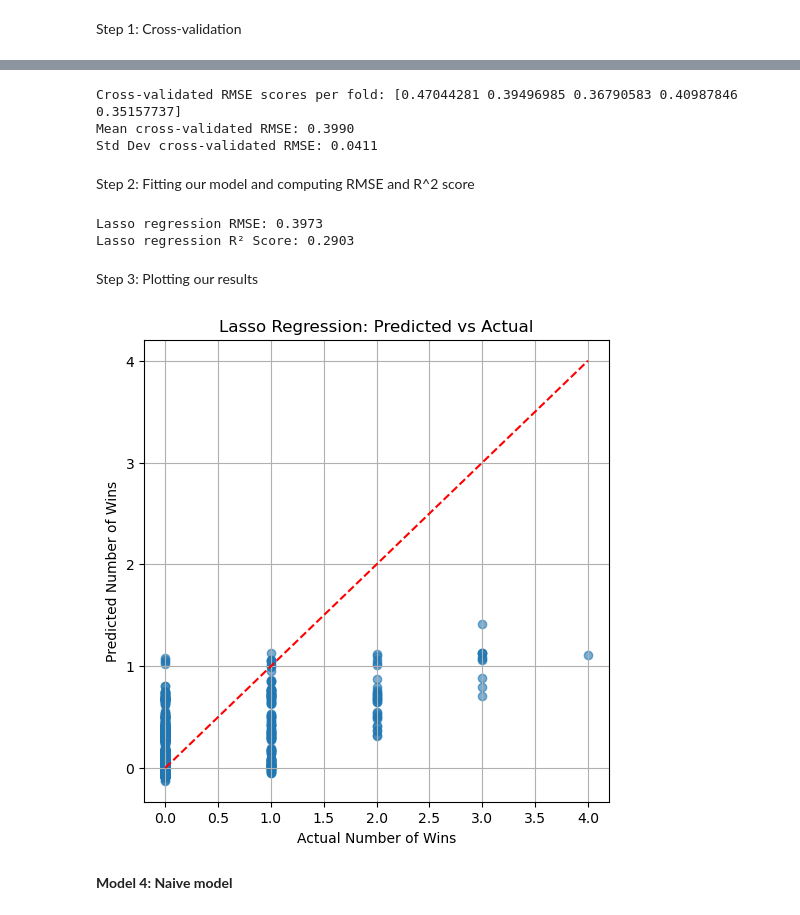
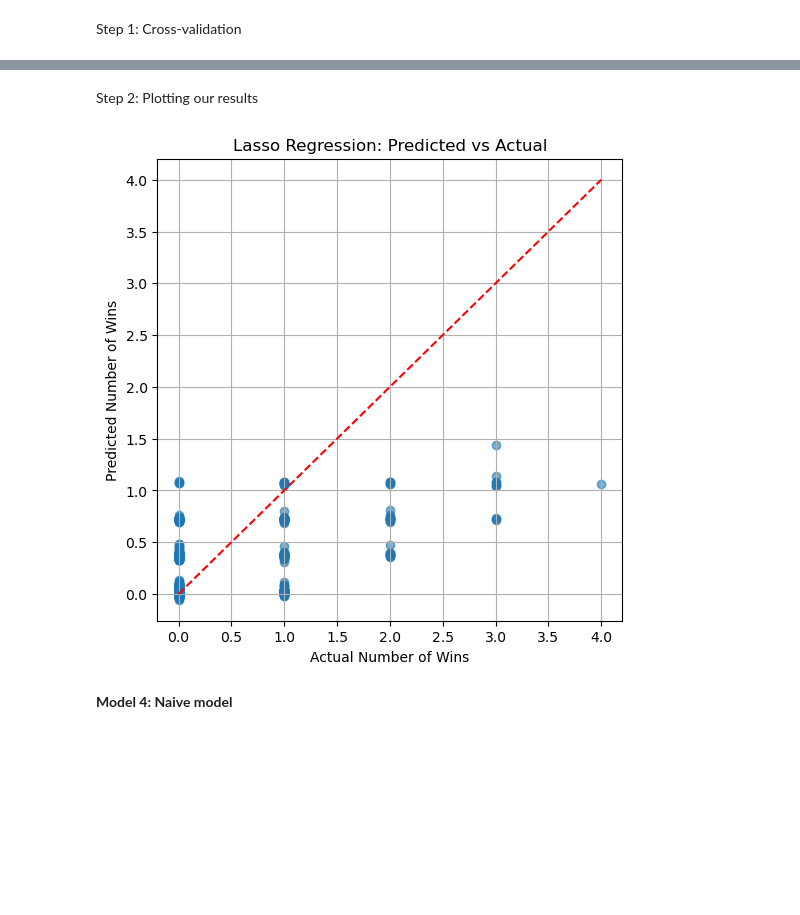
Before and after one commit to raineszm/sff-predict, a Jupyter notebook: notebooks/linear_ridge_lasso.ipynb, the cells around one changed output, grey strips where cells are left out. Drawn from its saved outputs; the diff is of its cells as text; code cells hidden in the pictures; blank space fills up the shorter version.

```diff
--- a/notebooks/linear_ridge_lasso.ipynb
+++ b/notebooks/linear_ridge_lasso.ipynb
@@ -185,7 +220,12 @@ Step 3: Plotting our results
 # %%
+with config_context(enable_metadata_routing=True):
+    ridge_pipeline.fit(X_train, y_train, groups=X_train["year"])
+
+y_pred_ridge = ridge_pipeline.predict(X_train)
+
 plt.figure(figsize=(8, 6))
-plt.scatter(y, y_pred_ridge, alpha=0.6, edgecolor='k')
-plt.plot([y.min(), y.max()], [y.min(), y.max()], 'r--', lw=2)
+plt.scatter(y_train, y_pred_ridge, alpha=0.6, edgecolor='k')
+plt.plot([y_train.min(), y_train.max()], [y_train.min(), y_train.max()], 'r--', lw=2)
 plt.xlabel("Actual Number of Wins")
 plt.ylabel("Predicted Number of Wins")
 plt.title("Ridge Regression: Actual vs Predicted")
@@ -202,7 +242,27 @@ Step 1: Cross-validation
 
 from sklearn.linear_model import LassoCV
 
-cv_lasso = LassoCV(alphas=None, cv=5, random_state=42, max_iter=10000)
-cv_lasso.fit(X, y)
-print(f"Best alpha: {cv_lasso.alpha_:.6f}")
+alphas = np.logspace(-4, 4, 50)
+
+lasso_pipeline = build_pipeline("lasso", LassoCV(alphas=alphas, cv=GroupKFold(n_splits=5), random_state=42, max_iter=10000, fit_intercept=False))
+
+with config_context(enable_metadata_routing=True):
+    cv_lasso = do_cv(
+        lasso_pipeline,
+        params={"groups": X_train["year"]},
+        return_estimator=True,
+    )
+
+r2_lasso = cv_lasso['test_r2']
+rmse_lasso = -cv_lasso['test_neg_root_mean_squared_error']
+
+print(f"Best alphas: {[round(float(e.named_steps['lasso'].alpha_), 3) for e in cv_lasso['estimator']]}")
+
+
+print(f"Cross-validated RMSE scores per fold: {-cv_lasso['test_neg_root_mean_squared_error']}")
+print(f"Mean cross-validated RMSE: {-cv_lasso['test_neg_root_mean_squared_error'].mean():.4f}")
+print(f"Std Dev cross-validated RMSE: {cv_lasso['test_neg_root_mean_squared_error'].std():.4f}")
+print(f"Cross-validated R² scores per fold: {cv_lasso['test_r2']}")
+print(f"Mean cross-validated R²: {cv_lasso['test_r2'].mean():.4f}")
+print(f"Std Dev cross-validated R²: {cv_lasso['test_r2'].std():.4f}")
 # %% [output]
@@ -210,48 +276,22 @@ Best alpha: 0.005556
-# %%
-#computing cross-validation RMSE scores
-
-neg_rmse_scores_lasso = cross_val_score(cv_lasso, X, y, cv=5, scoring='neg_root_mean_squared_error')
-
-rmse_scores_lasso = -neg_rmse_scores_lasso
-
-print("Cross-validated RMSE scores per fold:", rmse_scores_lasso)
-print(f"Mean cross-validated RMSE: {rmse_scores_lasso.mean():.4f}")
-print(f"Std Dev cross-validated RMSE: {rmse_scores_lasso.std():.4f}")
-# %% [output]
-Cross-validated RMSE scores per fold: [0.47044281 0.39496985 0.36790583 0.40987846 0.35157737]
-Mean cross-validated RMSE: 0.3990
-Std Dev cross-validated RMSE: 0.0411
-# %% [markdown]
-Step 2: Fitting our model and computing RMSE and R^2 score
-# %%
-from sklearn.linear_model import Lasso
-
-lasso = Lasso(alpha=cv_lasso.alpha_)
-lasso.fit(X, y)
-y_pred_lasso = lasso.predict(X)
-
-r2_lasso = r2_score(y, y_pred_lasso)
-rmse_lasso = root_mean_squared_error(y, y_pred_lasso)
-
-print(f"Lasso regression RMSE: {rmse_lasso:.4f}")
-print(f"Lasso regression R² Score: {r2_lasso:.4f}")
-# %% [output]
-Lasso regression RMSE: 0.3973
-Lasso regression R² Score: 0.2903
 # %% [markdown]
-Step 3: Plotting our results
+Step 2: Plotting our results
 # %%
+with config_context(enable_metadata_routing=True):
+    lasso_pipeline.fit(X_train, y_train, groups=X_train["year"])
+
+y_pred_lasso = lasso_pipeline.predict(X_train)
+
 plt.figure(figsize=(6,6))
-plt.scatter(y, y_pred_lasso, alpha=0.6)
-plt.plot([y.min(), y.max()], [y.min(), y.max()], 'r--')
+plt.scatter(y_train, y_pred_lasso, alpha=0.6)
+plt.plot([y_train.min(), y_train.max()], [y_train.min(), y_train.max()], 'r--')
 
 plt.xlabel("Actual Number of Wins")
 plt.ylabel("Predicted Number of Wins")
 plt.title("Lasso Regression: Predicted vs Actual")
 plt.grid(True)
 plt.show()
 # %% [output]
-[figure, old version]
+[figure, new version]
 # %% [markdown]
 **Model 4: Naive model**
 # %% [markdown]
```
Also changed, not shown: parts of 21 cells of this notebook.
